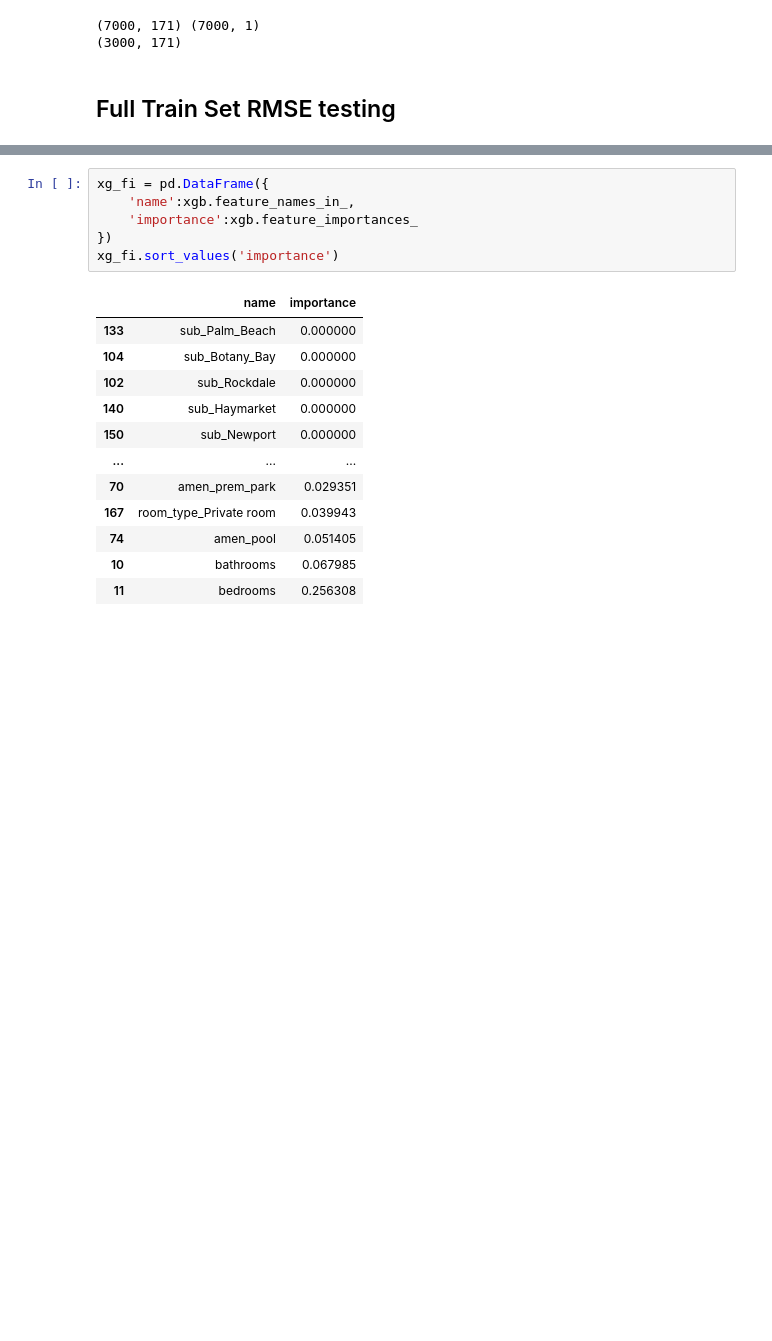
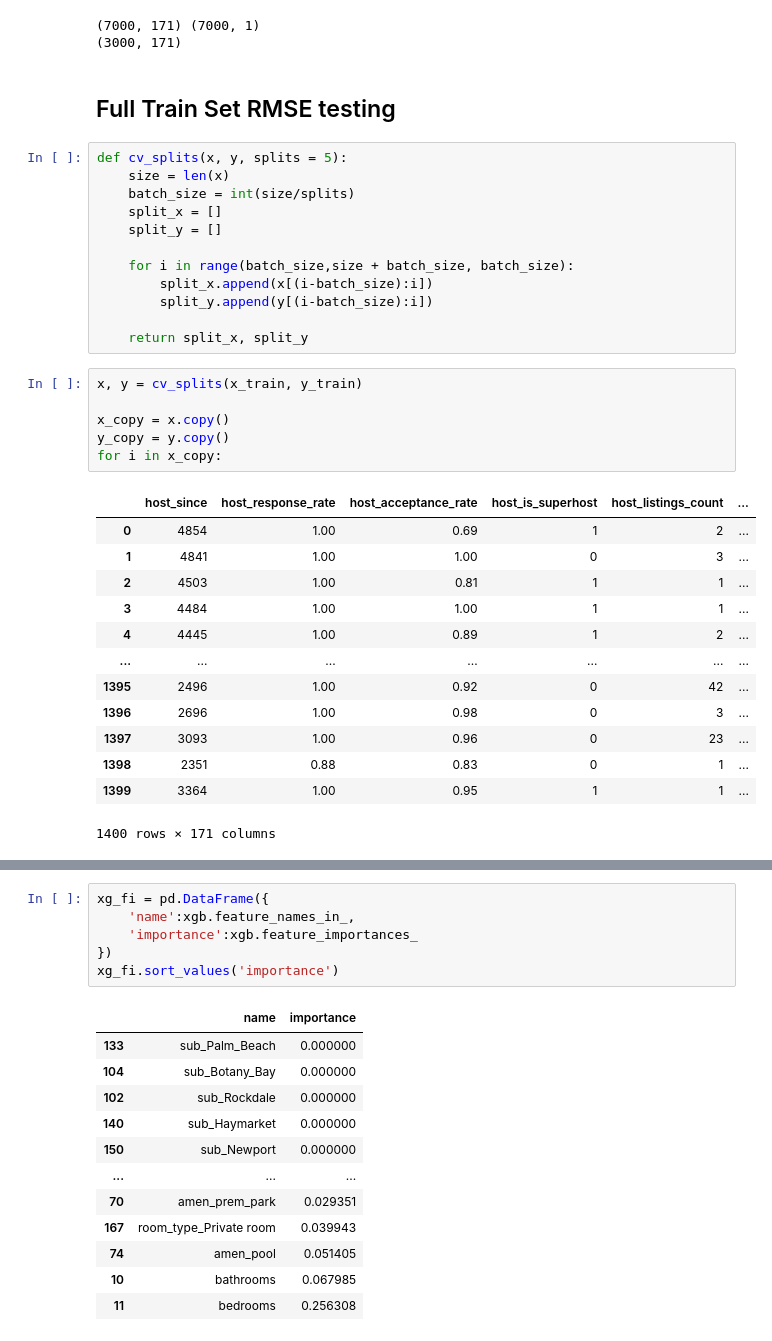
Before and after one commit to domnasrabadi/Airbnb-Sydney-Paper, a Jupyter notebook: Main.ipynb, the cells around one changed output, grey strips where cells are left out. Cells and saved outputs as stored; diff of their text form; blank space fills up the shorter version.

```diff
--- a/Main.ipynb
+++ b/Main.ipynb
@@ -62,3 +62,35 @@ np.set_printoptions(formatter={'float_kind':'{:f}'.format})
 (3000, 171)
 # %% [markdown]
 ## Full Train Set RMSE testing
+# %%
+def cv_splits(x, y, splits = 5):
+    size = len(x)
+    batch_size = int(size/splits)
+    split_x = []
+    split_y = []
+
+    for i in range(batch_size,size + batch_size, batch_size):
+        split_x.append(x[(i-batch_size):i])
+        split_y.append(y[(i-batch_size):i])
+
+    return split_x, split_y
+# %%
+x, y = cv_splits(x_train, y_train)
+
+x_copy = x.copy()
+y_copy = y.copy()
+for i in x_copy:
+# %% [output]
+|  | host_since | host_response_rate | host_acceptance_rate | host_is_superhost | host_listings_count | ... |
+| 0 | 4854 | 1.00 | 0.69 | 1 | 2 | ... |
+| 1 | 4841 | 1.00 | 1.00 | 0 | 3 | ... |
+| 2 | 4503 | 1.00 | 0.81 | 1 | 1 | ... |
+| 3 | 4484 | 1.00 | 1.00 | 1 | 1 | ... |
+| 4 | 4445 | 1.00 | 0.89 | 1 | 2 | ... |
+| ... | ... | ... | ... | ... | ... | ... |
+| 1395 | 2496 | 1.00 | 0.92 | 0 | 42 | ... |
+| 1396 | 2696 | 1.00 | 0.98 | 0 | 3 | ... |
+| 1397 | 3093 | 1.00 | 0.96 | 0 | 23 | ... |
+| 1398 | 2351 | 0.88 | 0.83 | 0 | 1 | ... |
+| 1399 | 3364 | 1.00 | 0.95 | 1 | 1 | ... |
+1400 rows × 171 columns
```
Also changed, not shown: parts of 7 cells of this notebook, 1 other file.
